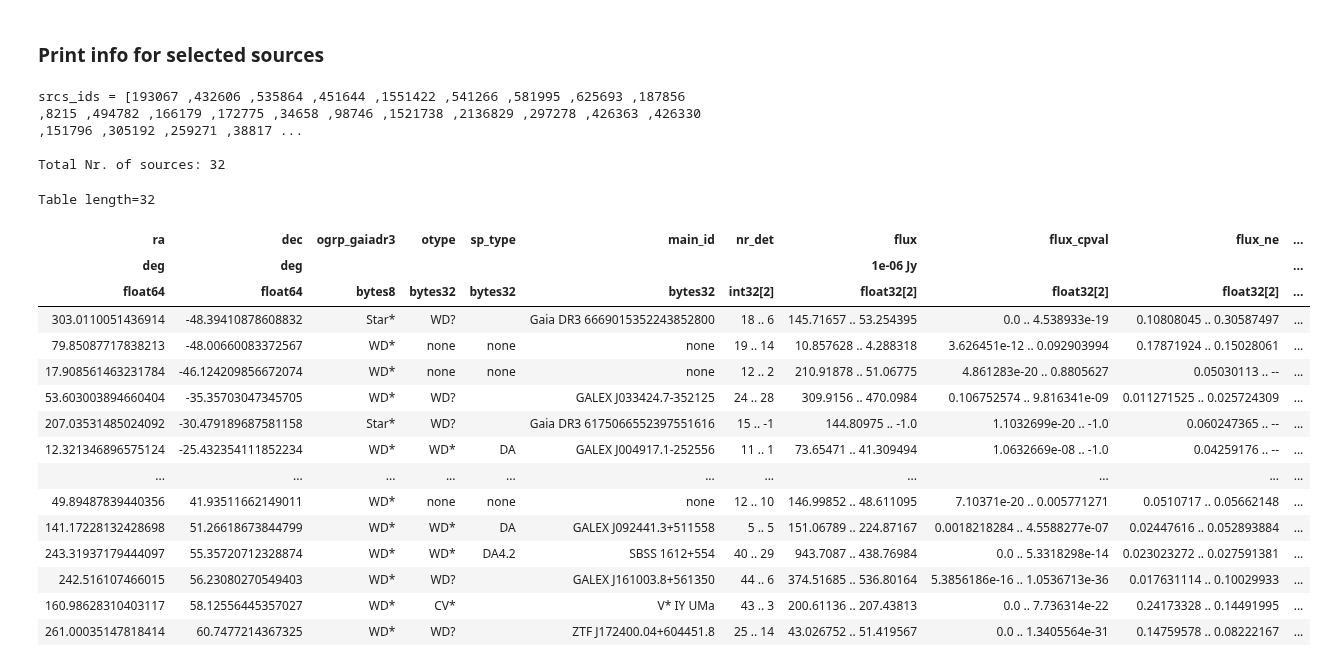
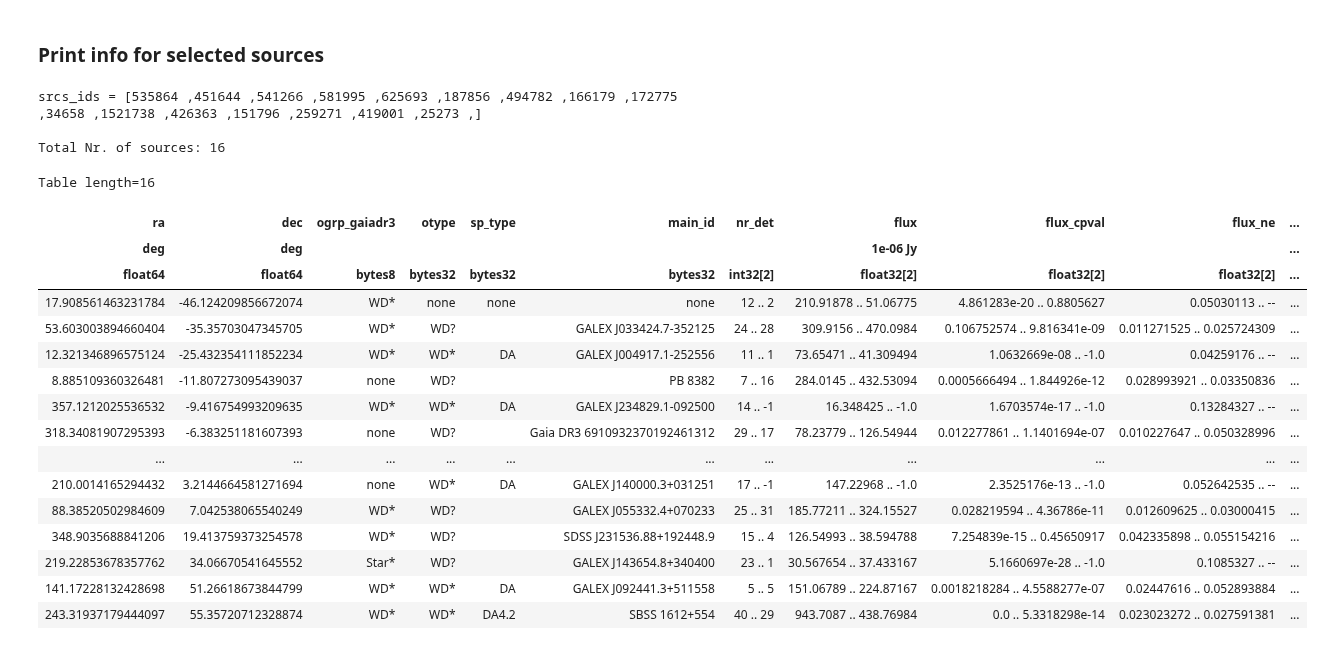
Before and after one commit to rbuehler/vasca, a Jupyter notebook: vasca/examples/select_sources.ipynb, the cells around one changed output. Saved outputs shown, nothing was run; the diff lists cells and outputs as text; code cells hidden in the pictures.

```diff
--- a/vasca/examples/select_sources.ipynb
+++ b/vasca/examples/select_sources.ipynb
@@ -70,42 +93,42 @@ Table length=42
 # %%
 # Make selection
 sel_otype = rc.tt_sources["otype"] ==  "RR*"# "No*"#"HS?" #"BS*" #"PM*" # # "SN*" #"EB*"
-sel_otypes = (rc.tt_sources["otype"] ==  "WD?")  + (rc.tt_sources["otype"] =="WD*") + (rc.tt_sources["ogrp_gaiadr3"] =="WD*")
+sel_otypes =   (rc.tt_sources["otype"] =="WD*")*(rc.tt_sources["sp_type"] !="none") +(rc.tt_sources["Pwd"] >0.9) # (rc.tt_sources["otype"] ==  "WD?")  + #
 sel_flux_nxv = rc.tt_sources["flux_nxv"][:,0]>2
 sel_flux_hr = rc.tt_sources["hr"]>2
 sel_src_id = rc.tt_sources["rg_src_id"]==15179
 sel_period = (rc.tt_sources["ls_peak_pval"]>-0.5) * (rc.tt_sources["ls_peak_pval"]<0.000000573303) * (rc.tt_sources["ls_model_rchiq"]<1.1)# # 3 sigma 0.002699796063, 4 sigma 0.000063342484, 5 sigma 0.000000573303
 sel_srcs =  sel_otypes #sel_period #sel_otypes  #sel_src_id  #sel_flux_nxv #sel_otype # sel_flux_nxv_fuv # sel_flux_hr#
 
 #Print oout list of source IDs to be used for further use, e.g. in inspect_sources.ipynb
 print("\nsrcs_ids = [", end="")
 for src_id in rc.tt_sources[sel_srcs]["rg_src_id"].data:
     print(src_id,",", end="")
 print("]\n")
 print("Total Nr. of sources:",sel_srcs.sum(),"\n")
 
 #Display match and simbad table for selected sources
-cols_write = ["ra","dec","ogrp_gaiadr3","otype","sp_type","main_id","nr_det","flux","flux_cpval","flux_ne","Plx_dist","ls_peak_pval","ls_model_rchiq","VarFlag","rg_src_id"]
+cols_write = ["ra","dec","ogrp_gaiadr3","otype","sp_type","main_id","nr_det","flux","flux_cpval","flux_ne","Plx_dist","ls_peak_pval","ls_model_rchiq","VarFlag","Pwd","RPlx","rg_src_id"]
 display(rc.tt_sources[sel_srcs][cols_write] )#["sp_type","main_id"]
 rc.tt_sources[sel_srcs][cols_write].write("sources.ecsv",overwrite=True,delimiter=',')
 # %% [output]
-srcs_ids = [193067 ,432606 ,535864 ,451644 ,1551422 ,541266 ,581995 ,625693 ,187856 ,8215 ,494782 ,166179 ,172775 ,34658 ,98746 ,1521738 ,2136829 ,297278 ,426363 ,426330 ,151796 ,305192 ,259271 ,38817 ...
+srcs_ids = [535864 ,451644 ,541266 ,581995 ,625693 ,187856 ,494782 ,166179 ,172775 ,34658 ,1521738 ,426363 ,151796 ,259271 ,419001 ,25273 ,]
 
-Total Nr. of sources: 32
+Total Nr. of sources: 16
-Table length=32
+Table length=16
 | ra | dec | ogrp_gaiadr3 | otype | sp_type | main_id | nr_det | flux | flux_cpval | flux_ne | ... |
 | deg | deg |  |  |  |  |  | 1e-06 Jy |  |  | ... |
 | float64 | float64 | bytes8 | bytes32 | bytes32 | bytes32 | int32[2] | float32[2] | float32[2] | float32[2] | ... |
-| 303.0110051436914 | -48.39410878608832 | Star* | WD? |  | Gaia DR3 6669015352243852800 | 18 .. 6 | 145.71657 .. 53.254395 | 0.0 .. 4.538933e-19 | 0.10808045 .. 0.30587497 | ... |
-| 79.85087717838213 | -48.00660083372567 | WD* | none | none | none | 19 .. 14 | 10.857628 .. 4.288318 | 3.626451e-12 .. 0.092903994 | 0.17871924 .. 0.15028061 | ... |
 | 17.908561463231784 | -46.124209856672074 | WD* | none | none | none | 12 .. 2 | 210.91878 .. 51.06775 | 4.861283e-20 .. 0.8805627 | 0.05030113 .. -- | ... |
 | 53.603003894660404 | -35.35703047345705 | WD* | WD? |  | GALEX J033424.7-352125 | 24 .. 28 | 309.9156 .. 470.0984 | 0.106752574 .. 9.816341e-09 | 0.011271525 .. 0.025724309 | ... |
-| 207.03531485024092 | -30.479189687581158 | Star* | WD? |  | Gaia DR3 6175066552397551616 | 15 .. -1 | 144.80975 .. -1.0 | 1.1032699e-20 .. -1.0 | 0.060247365 .. -- | ... |
 | 12.321346896575124 | -25.432354111852234 | WD* | WD* | DA | GALEX J004917.1-252556 | 11 .. 1 | 73.65471 .. 41.309494 | 1.0632669e-08 .. -1.0 | 0.04259176 .. -- | ... |
+| 8.885109360326481 | -11.807273095439037 | none | WD? |  | PB 8382 | 7 .. 16 | 284.0145 .. 432.53094 | 0.0005666494 .. 1.844926e-12 | 0.028993921 .. 0.03350836 | ... |
+| 357.1212025536532 | -9.416754993209635 | WD* | WD* | DA | GALEX J234829.1-092500 | 14 .. -1 | 16.348425 .. -1.0 | 1.6703574e-17 .. -1.0 | 0.13284327 .. -- | ... |
+| 318.34081907295393 | -6.383251181607393 | none | WD? |  | Gaia DR3 6910932370192461312 | 29 .. 17 | 78.23779 .. 126.54944 | 0.012277861 .. 1.1401694e-07 | 0.010227647 .. 0.050328996 | ... |
 | ... | ... | ... | ... | ... | ... | ... | ... | ... | ... | ... |
-| 49.89487839440356 | 41.93511662149011 | WD* | none | none | none | 12 .. 10 | 146.99852 .. 48.611095 | 7.10371e-20 .. 0.005771271 | 0.0510717 .. 0.05662148 | ... |
+| 210.0014165294432 | 3.2144664581271694 | none | WD* | DA | GALEX J140000.3+031251 | 17 .. -1 | 147.22968 .. -1.0 | 2.3525176e-13 .. -1.0 | 0.052642535 .. -- | ... |
+| 88.38520502984609 | 7.042538065540249 | WD* | WD? |  | GALEX J055332.4+070233 | 25 .. 31 | 185.77211 .. 324.15527 | 0.028219594 .. 4.36786e-11 | 0.012609625 .. 0.03000415 | ... |
+| 348.9035688841206 | 19.413759373254578 | WD* | WD? |  | SDSS J231536.88+192448.9 | 15 .. 4 | 126.54993 .. 38.594788 | 7.254839e-15 .. 0.45650917 | 0.042335898 .. 0.055154216 | ... |
+| 219.22853678357762 | 34.06670541645552 | Star* | WD? |  | GALEX J143654.8+340400 | 23 .. 1 | 30.567654 .. 37.433167 | 5.1660697e-28 .. -1.0 | 0.1085327 .. -- | ... |
 | 141.17228132428698 | 51.26618673844799 | WD* | WD* | DA | GALEX J092441.3+511558 | 5 .. 5 | 151.06789 .. 224.87167 | 0.0018218284 .. 4.5588277e-07 | 0.02447616 .. 0.052893884 | ... |
 | 243.31937179444097 | 55.35720712328874 | WD* | WD* | DA4.2 | SBSS 1612+554 | 40 .. 29 | 943.7087 .. 438.76984 | 0.0 .. 5.3318298e-14 | 0.023023272 .. 0.027591381 | ... |
-| 242.516107466015 | 56.23080270549403 | WD* | WD? |  | GALEX J161003.8+561350 | 44 .. 6 | 374.51685 .. 536.80164 | 5.3856186e-16 .. 1.0536713e-36 | 0.017631114 .. 0.10029933 | ... |
-| 160.98628310403117 | 58.12556445357027 | WD* | CV* |  | V* IY UMa | 43 .. 3 | 200.61136 .. 207.43813 | 0.0 .. 7.736314e-22 | 0.24173328 .. 0.14491995 | ... |
-| 261.00035147818414 | 60.7477214367325 | WD* | WD? |  | ZTF J172400.04+604451.8 | 25 .. 14 | 43.026752 .. 51.419567 | 0.0 .. 1.3405564e-31 | 0.14759578 .. 0.08222167 | ... |
```
Also changed, not shown: parts of 1 cell of this notebook, 10 other files.
